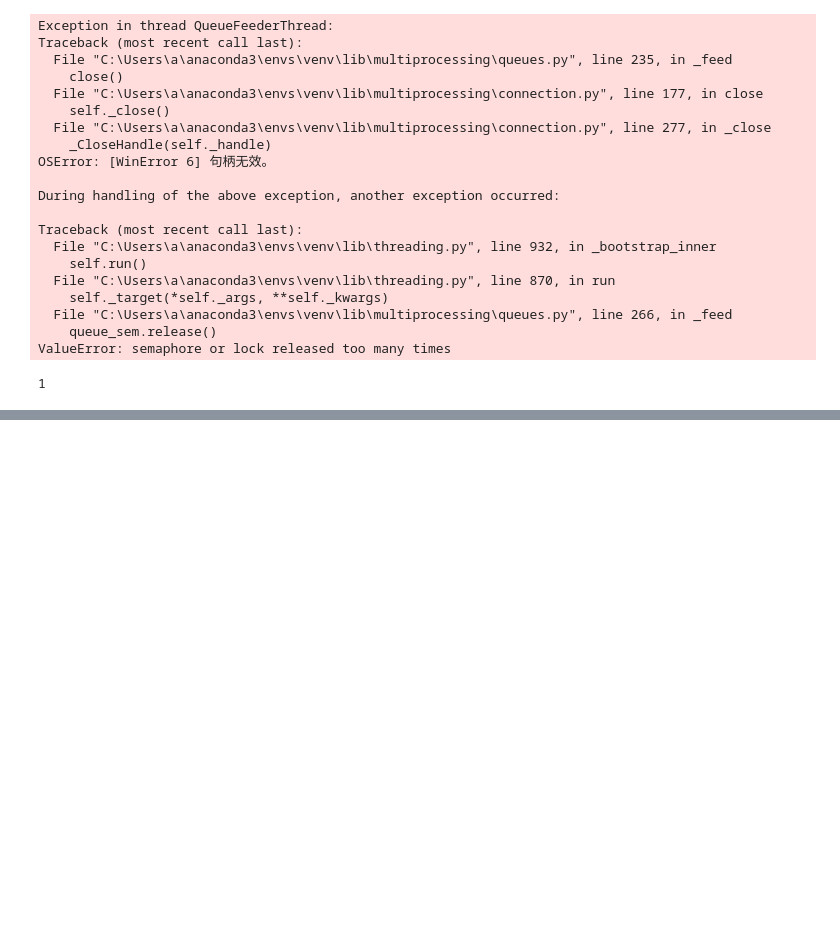
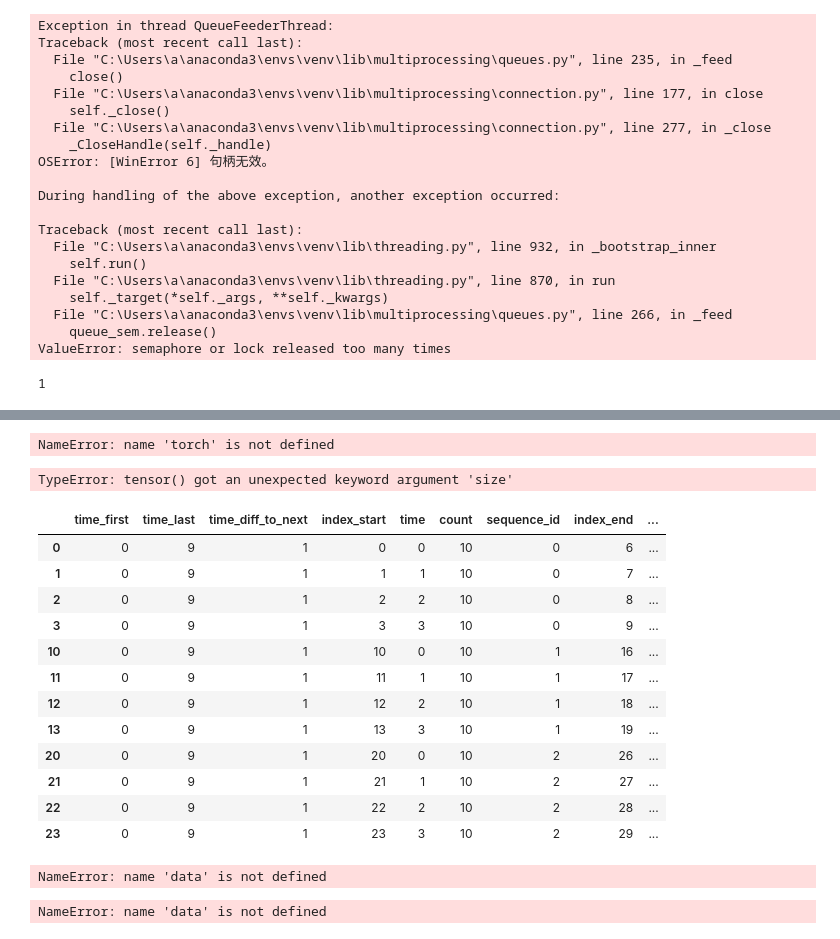
Before and after one commit to dongyang-feng/TFT, a Jupyter notebook: demo.ipynb, the cells around one changed output, grey strips where cells are left out. Drawn from its saved outputs; the diff is of its cells as text; code cells hidden in the pictures; blank space fills up the shorter version.

```diff
--- a/demo.ipynb
+++ b/demo.ipynb
@@ -252,0 +268,24 @@ c
+# %%
+import numpy as np
+import pandas as pd
+
+test_data = pd.DataFrame(
+    dict(
+        value=np.random.rand(30) - 0.5,
+        group=np.repeat(np.arange(3), 10),
+        time_idx=np.tile(np.arange(10), 3)
+    )
+)
+# %%
+from pytorch_forecasting import TimeSeriesDataSet
+dataset = TimeSeriesDataSet(
+    test_data,
+    group_ids=["group"],
+    target="value",
+    time_idx="time_idx",
+    min_encoder_length=5,
+    max_encoder_length=5,
+    min_prediction_length=2,
+    max_prediction_length=2,
+    time_varying_unknown_reals=["value"]
+)
@@ -252,0 +339,36 @@ c
+# %%
+c = torch.tensor([], size=(4, 5, 0), dtype=torch.int64)
+c
+# %% [output]
+NameError: name 'torch' is not defined
+# %%
+import torch
+c = torch.tensor([], size=(4, 5, 0), dtype=torch.int64)
+c
+# %% [output]
+TypeError: tensor() got an unexpected keyword argument 'size'
+# %%
+c = dataset.index
+c
+# %% [output]
+|  | time_first | time_last | time_diff_to_next | index_start | time | count | sequence_id | index_end | ... |
+| 0 | 0 | 9 | 1 | 0 | 0 | 10 | 0 | 6 | ... |
+| 1 | 0 | 9 | 1 | 1 | 1 | 10 | 0 | 7 | ... |
+| 2 | 0 | 9 | 1 | 2 | 2 | 10 | 0 | 8 | ... |
+| 3 | 0 | 9 | 1 | 3 | 3 | 10 | 0 | 9 | ... |
+| 10 | 0 | 9 | 1 | 10 | 0 | 10 | 1 | 16 | ... |
+| 11 | 0 | 9 | 1 | 11 | 1 | 10 | 1 | 17 | ... |
+| 12 | 0 | 9 | 1 | 12 | 2 | 10 | 1 | 18 | ... |
+| 13 | 0 | 9 | 1 | 13 | 3 | 10 | 1 | 19 | ... |
+| 20 | 0 | 9 | 1 | 20 | 0 | 10 | 2 | 26 | ... |
+| 21 | 0 | 9 | 1 | 21 | 1 | 10 | 2 | 27 | ... |
+| 22 | 0 | 9 | 1 | 22 | 2 | 10 | 2 | 28 | ... |
+| 23 | 0 | 9 | 1 | 23 | 3 | 10 | 2 | 29 | ... |
+# %%
+data.loc[dataset.index, "target"]
+# %% [output]
+NameError: name 'data' is not defined
+# %%
+probabilities = np.sqrt(1 + data.loc[dataset.index, "target"])
+# %% [output]
+NameError: name 'data' is not defined
```
Also changed, not shown: parts of 4 cells of this notebook, 3 other files.
